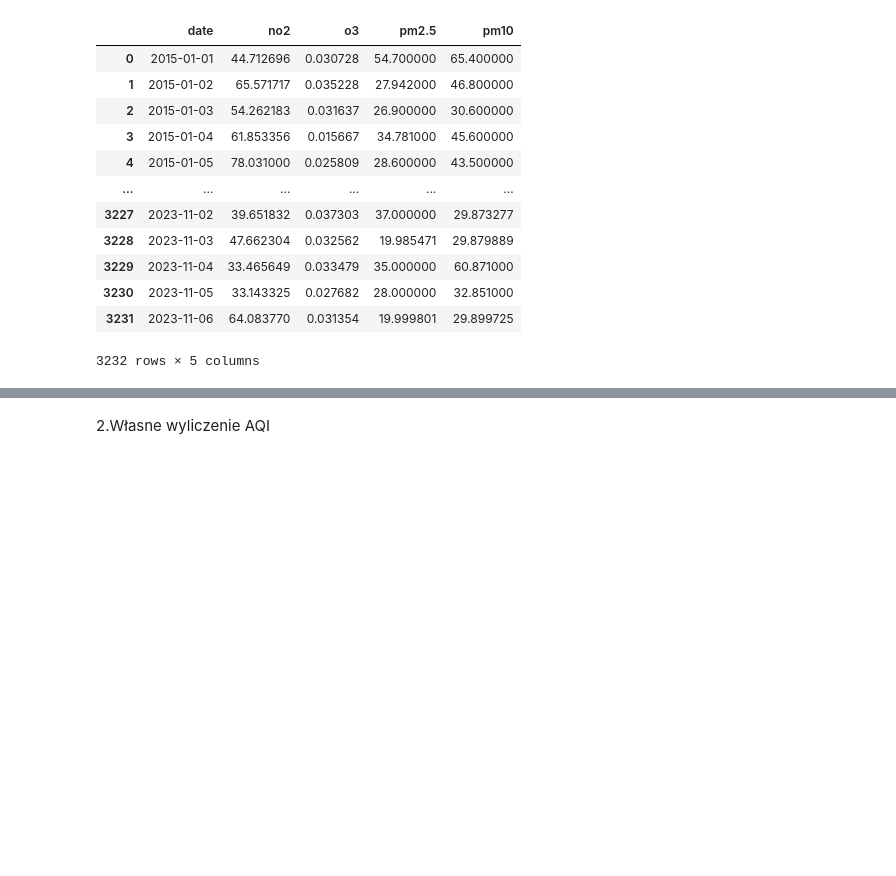
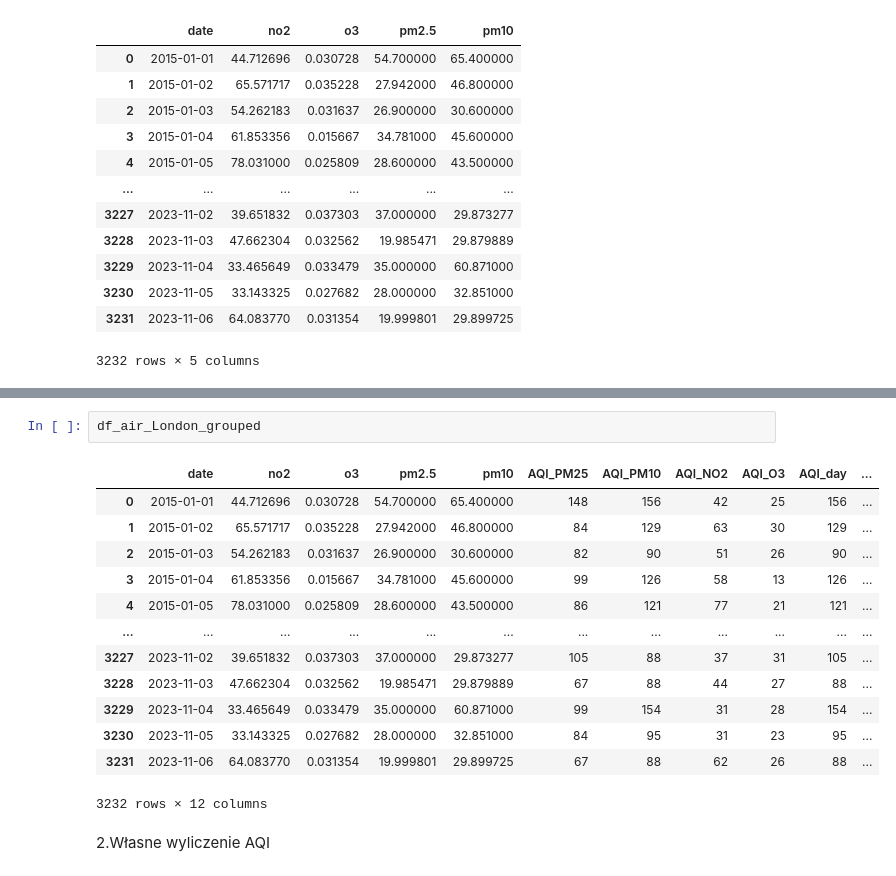
Before and after one commit to rk404/SAD, a Jupyter notebook: Zadanie_SAD_2025.ipynb, the cells around one changed output, grey strips where cells are left out. Drawn from its saved outputs; the diff is of its cells as text; blank space fills up the shorter version.

```diff
--- a/Zadanie_SAD_2025.ipynb
+++ b/Zadanie_SAD_2025.ipynb
@@ -412,3 +417,19 @@ print(max_pm25_row)
+# %%
+df_air_London_grouped
+# %% [output]
+|  | date | no2 | o3 | pm2.5 | pm10 | AQI_PM25 | AQI_PM10 | AQI_NO2 | AQI_O3 | AQI_day | ... |
+| 0 | 2015-01-01 | 44.712696 | 0.030728 | 54.700000 | 65.400000 | 148 | 156 | 42 | 25 | 156 | ... |
+| 1 | 2015-01-02 | 65.571717 | 0.035228 | 27.942000 | 46.800000 | 84 | 129 | 63 | 30 | 129 | ... |
+| 2 | 2015-01-03 | 54.262183 | 0.031637 | 26.900000 | 30.600000 | 82 | 90 | 51 | 26 | 90 | ... |
+| 3 | 2015-01-04 | 61.853356 | 0.015667 | 34.781000 | 45.600000 | 99 | 126 | 58 | 13 | 126 | ... |
+| 4 | 2015-01-05 | 78.031000 | 0.025809 | 28.600000 | 43.500000 | 86 | 121 | 77 | 21 | 121 | ... |
+| ... | ... | ... | ... | ... | ... | ... | ... | ... | ... | ... | ... |
+| 3227 | 2023-11-02 | 39.651832 | 0.037303 | 37.000000 | 29.873277 | 105 | 88 | 37 | 31 | 105 | ... |
+| 3228 | 2023-11-03 | 47.662304 | 0.032562 | 19.985471 | 29.879889 | 67 | 88 | 44 | 27 | 88 | ... |
+| 3229 | 2023-11-04 | 33.465649 | 0.033479 | 35.000000 | 60.871000 | 99 | 154 | 31 | 28 | 154 | ... |
+| 3230 | 2023-11-05 | 33.143325 | 0.027682 | 28.000000 | 32.851000 | 84 | 95 | 31 | 23 | 95 | ... |
+| 3231 | 2023-11-06 | 64.083770 | 0.031354 | 19.999801 | 29.899725 | 67 | 88 | 62 | 26 | 88 | ... |
+3232 rows × 12 columns
 # %% [markdown]
 2.Własne wyliczenie AQI
 # %%
```
Also changed, not shown: parts of 3 cells of this notebook.
